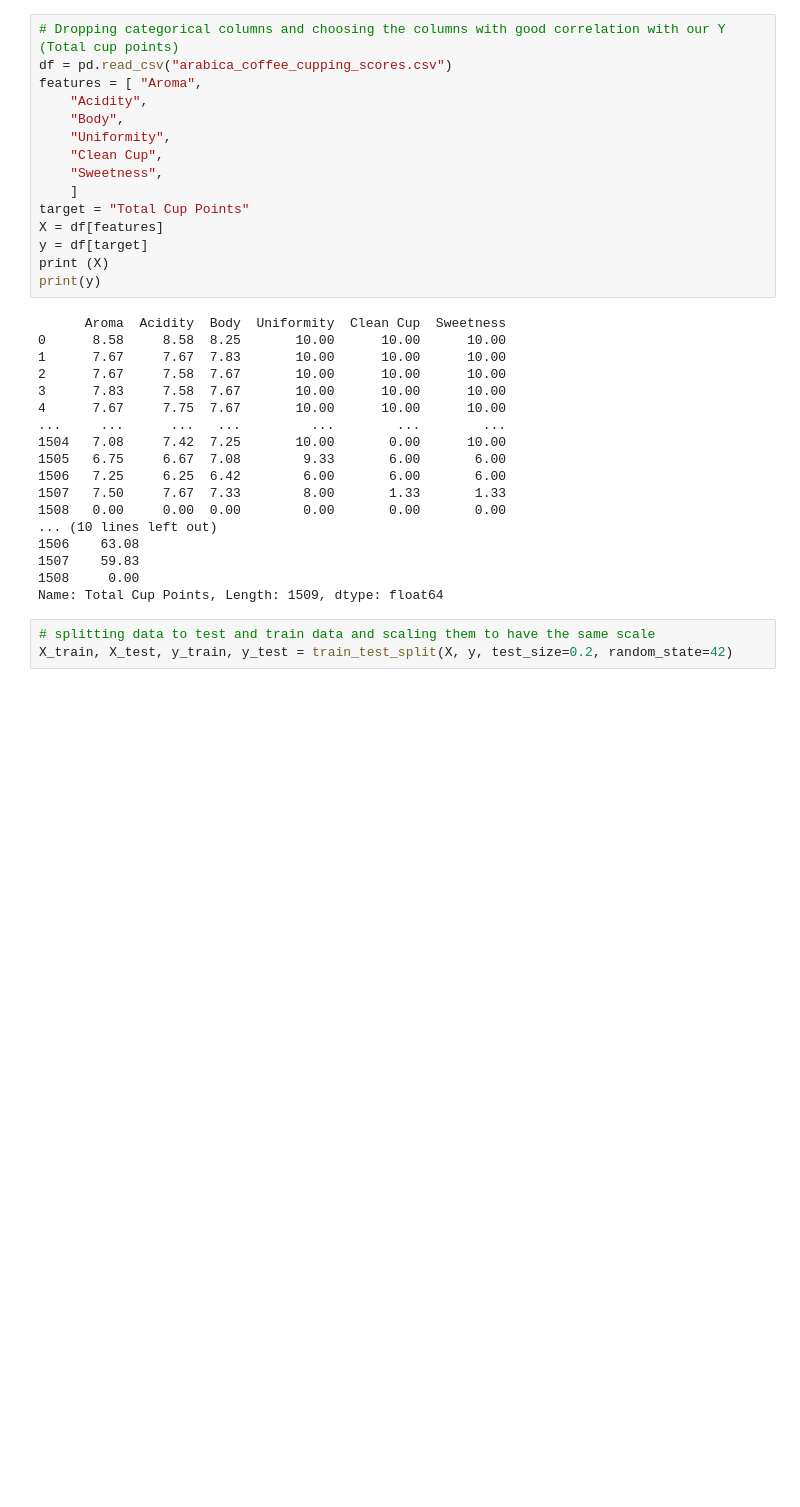
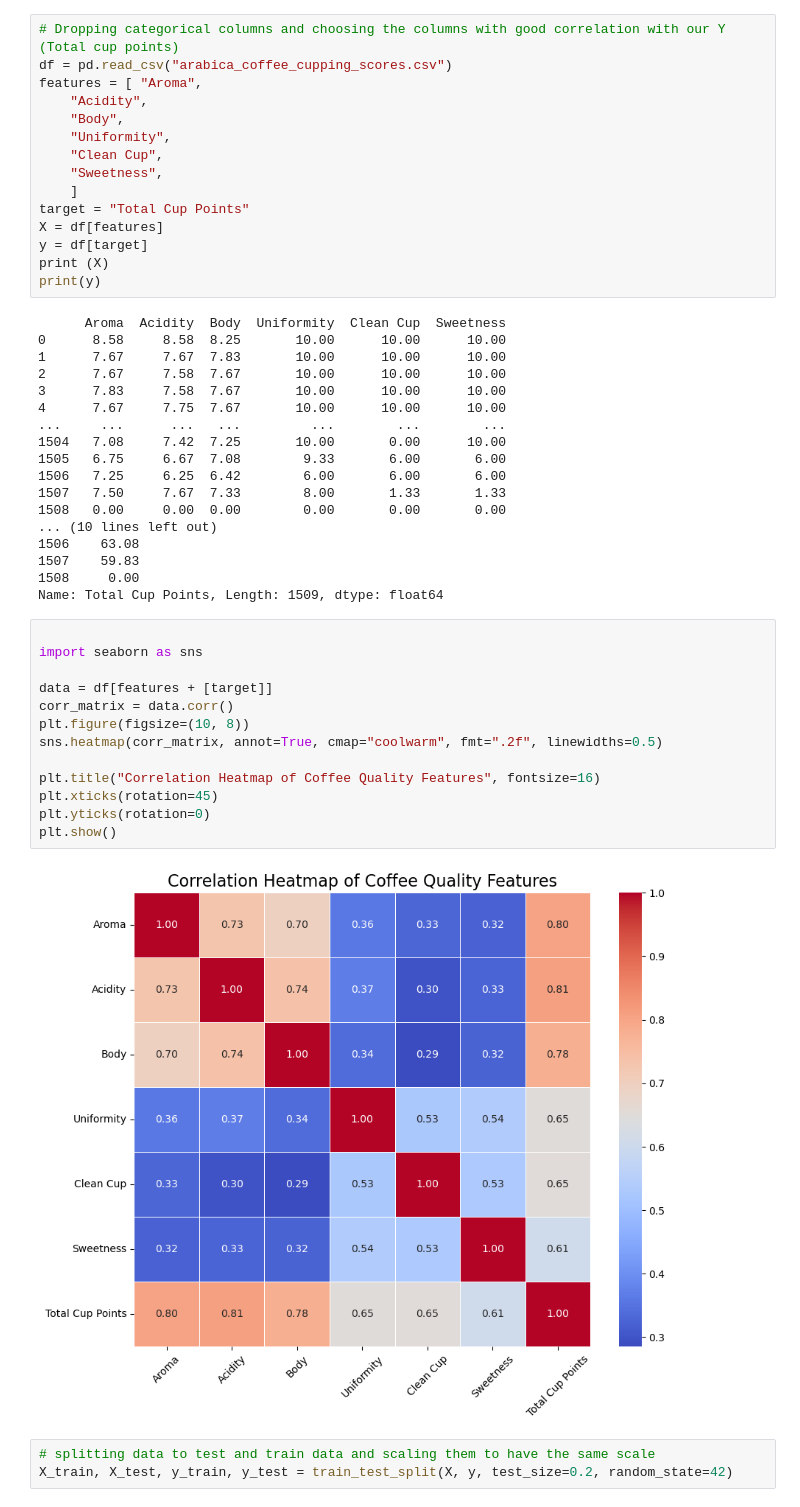
Before and after one commit to pimanzi/kawaScore_linear_regression_model, a Jupyter notebook: summative/linear_regression/ multivariate.ipynb, the cells around one changed output. Drawn from its saved outputs; the diff is of its cells as text; blank space fills up the shorter version.

```diff
--- a/summative/linear_regression/ multivariate.ipynb
+++ b/summative/linear_regression/ multivariate.ipynb
@@ -41,6 +41,21 @@ print(y)
 1507    59.83
 1508     0.00
 Name: Total Cup Points, Length: 1509, dtype: float64
+# %%
+
+import seaborn as sns
+
+data = df[features + [target]]
+corr_matrix = data.corr()
+plt.figure(figsize=(10, 8))
+sns.heatmap(corr_matrix, annot=True, cmap="coolwarm", fmt=".2f", linewidths=0.5)
+
+plt.title("Correlation Heatmap of Coffee Quality Features", fontsize=16)
+plt.xticks(rotation=45)
+plt.yticks(rotation=0)
+plt.show()
+# %% [output]
+[figure, added]
 # %%
 # splitting data to test and train data and scaling them to have the same scale
 X_train, X_test, y_train, y_test = train_test_split(X, y, test_size=0.2, random_state=42)
```
Also changed, not shown: 3 other files.
